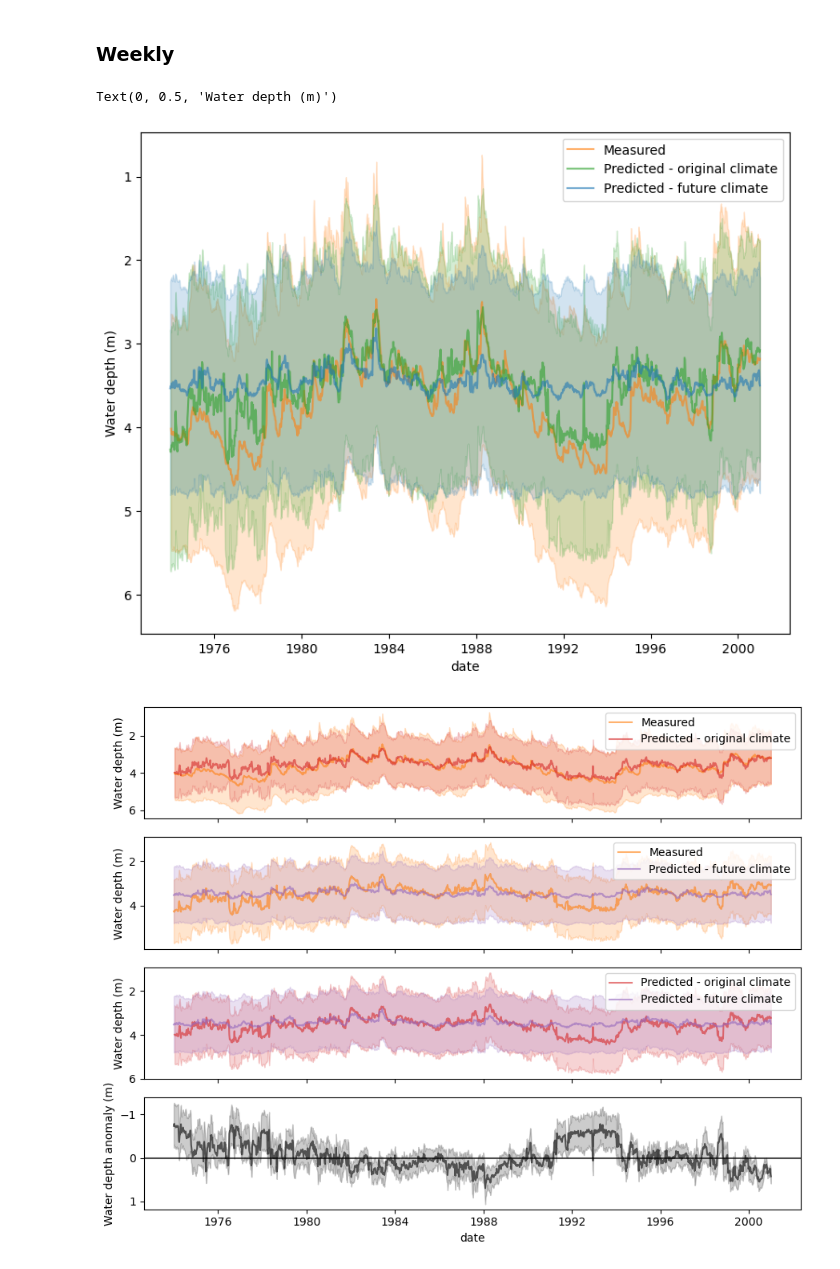
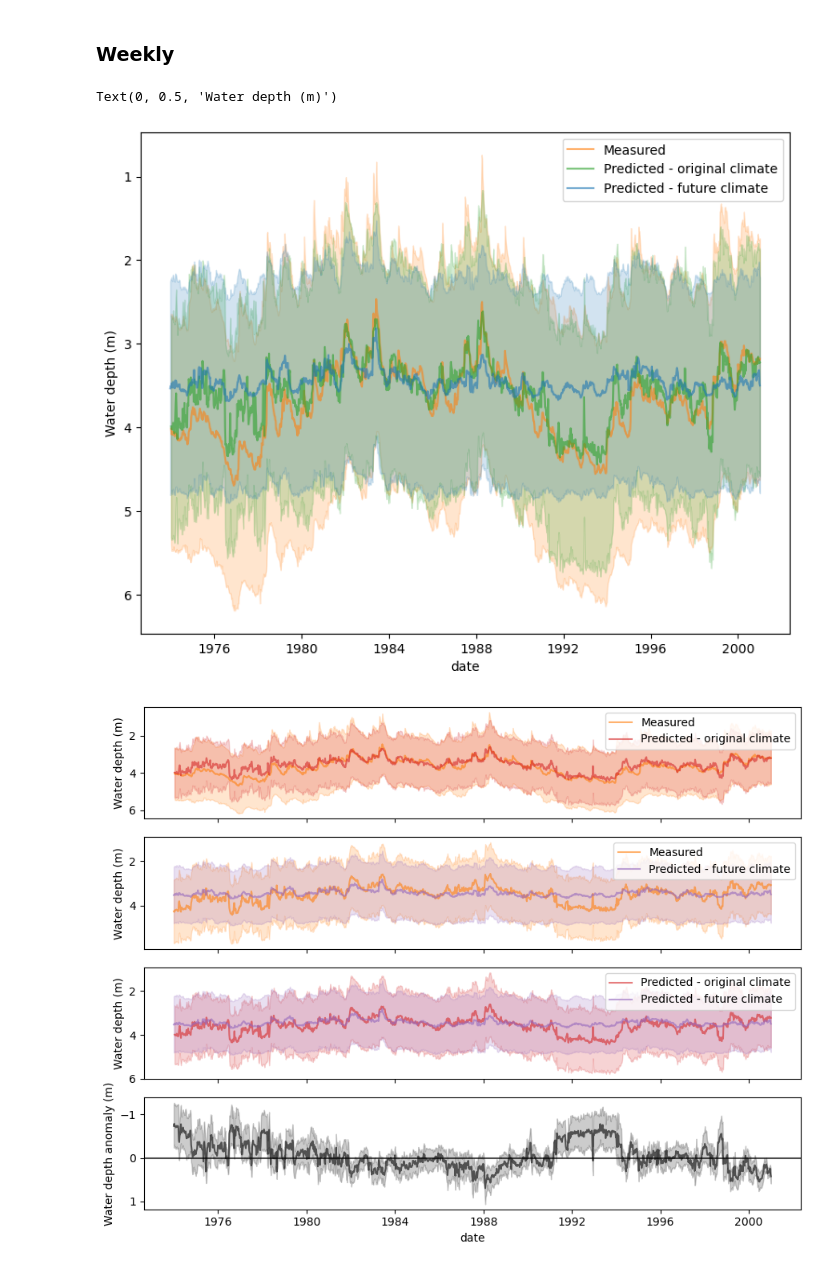
Before and after one commit to silandkyan/predict_groundwater, a Jupyter notebook: analyse_predictions.ipynb, the cells around one changed output. Cells and saved outputs as stored; diff of their text form; code cells hidden in the pictures.

```diff
--- a/analyse_predictions.ipynb
+++ b/analyse_predictions.ipynb
@@ -102,23 +105,23 @@ base = bases['weekly']
 # %%
 fig, ax = plt.subplots(figsize=(9,7), sharex=True)
 ax.invert_yaxis()
 
 sns.lineplot(data=past, x="date", y="water_depth",
              errorbar='sd', color='tab:orange', alpha=0.6, ax=ax,
              label='Measured')
 #sns.lineplot(data=past_weekly, x="date", y="pred_water_depth",
 #             errorbar='sd', color='tab:red', alpha=0.6, ax=ax,
 #            label='Predicted - original climate')
-sns.lineplot(data=base, x="date", y="pred_water_depth",
+sns.lineplot(data=past, x="date", y="pred_water_depth",
              errorbar='sd', color='tab:green', alpha=0.6, ax=ax,
             label='Predicted - original climate')
 sns.lineplot(data=pred, x="date", y="pred_water_depth",
              errorbar='sd', color='tab:blue', alpha=0.6, ax=ax,
             label='Predicted - future climate')
 ax.set_ylabel('Water depth (m)')
 # %% [output]
 Text(0, 0.5, 'Water depth (m)')
-[figure, old version]
+[figure, new version]
 # %%
 plot_compare_scenario(past, base, pred)
 # %% [output]
```
Also changed, not shown: parts of 6 cells of this notebook, 2 other files.
